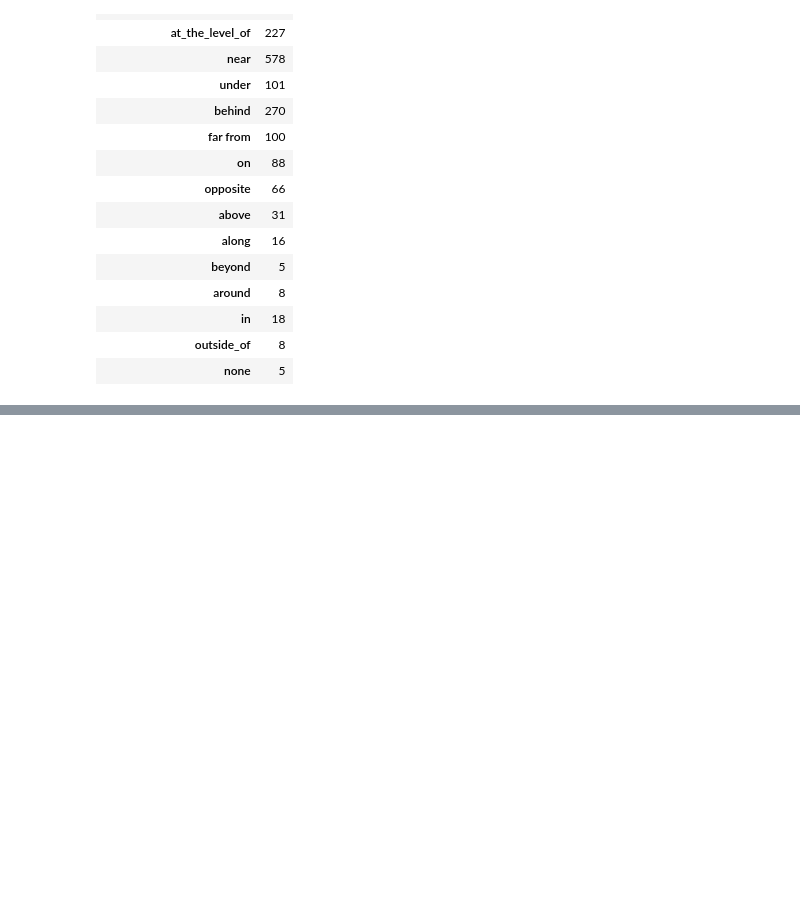
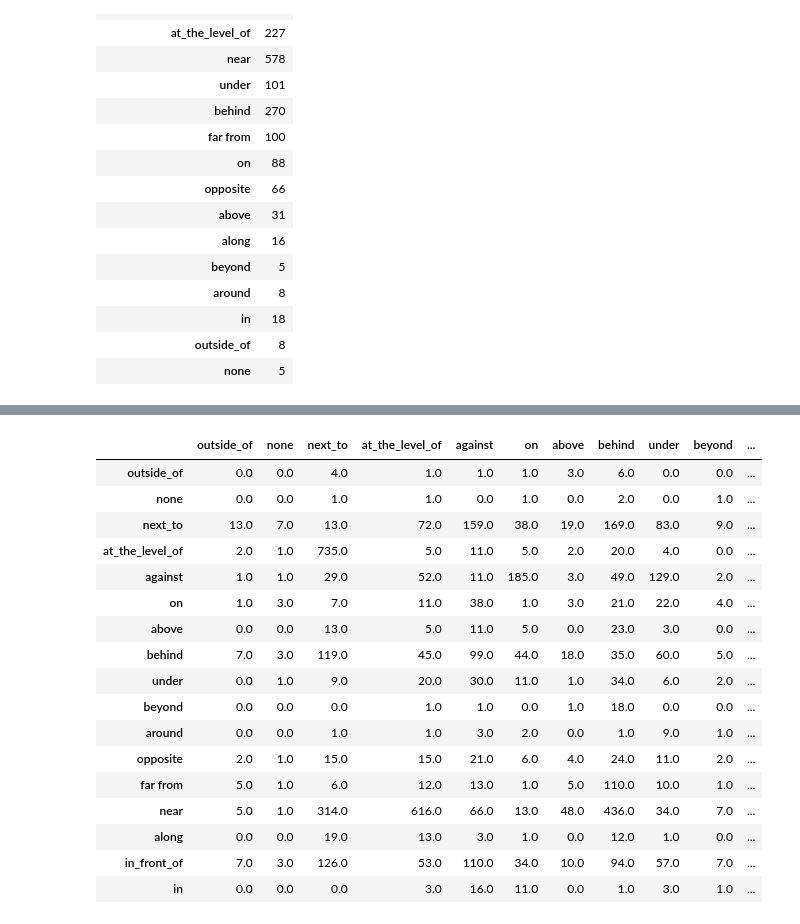
Before and after one commit to Zach128/CCE5225-assignment-2, a Jupyter notebook: CCE5225_Assignment_II_PGM_2020-21.ipynb, the cells around one changed output, grey strips where cells are left out. Saved outputs shown, nothing was run; the diff lists cells and outputs as text; code cells hidden in the pictures; blank space fills up the shorter version.

```diff
--- a/CCE5225_Assignment_II_PGM_2020-21.ipynb
+++ b/CCE5225_Assignment_II_PGM_2020-21.ipynb
@@ -271,0 +303,64 @@ Results for 1.c:
+# %%
+import numpy as np
+import nltk
+from nltk import bigrams
+import itertools
+import pandas as pd
+
+
+def generate_co_occurrence_matrix(corpus):
+    vocab = set(corpus)
+    vocab = list(vocab)
+    vocab_index = {word: i for i, word in enumerate(vocab)}
+
+    # Create bigrams from all words in corpus
+    bi_grams = list(bigrams(corpus))
+
+    # Frequency distribution of bigrams ((word1, word2), num_occurrences)
+    bigram_freq = nltk.FreqDist(bi_grams).most_common(len(bi_grams))
+
+    # Initialise co-occurrence matrix
+    # co_occurrence_matrix[current][previous]
+    co_occurrence_matrix = np.zeros((len(vocab), len(vocab)))
+
+    # Loop through the bigrams taking the current and previous word,
+    # and the number of occurrences of the bigram.
+    for bigram in bigram_freq:
+        current = bigram[0][1]
+        previous = bigram[0][0]
+        count = bigram[1]
+        pos_current = vocab_index[current]
+        pos_previous = vocab_index[previous]
+        co_occurrence_matrix[pos_current][pos_previous] = count
+    co_occurrence_matrix = np.matrix(co_occurrence_matrix)
+
+    # return the matrix and the index
+    return co_occurrence_matrix, vocab_index
+
+matrix, vocab_index = generate_co_occurrence_matrix(np.concatenate(train_out_labels))
+
+
+data_matrix = pd.DataFrame(matrix, index=vocab_index,
+                             columns=vocab_index)
+display(data_matrix)
+
+# WIP 1.d
+# %% [output]
+|  | outside_of | none | next_to | at_the_level_of | against | on | above | behind | under | beyond | ... |
+| outside_of | 0.0 | 0.0 | 4.0 | 1.0 | 1.0 | 1.0 | 3.0 | 6.0 | 0.0 | 0.0 | ... |
+| none | 0.0 | 0.0 | 1.0 | 1.0 | 0.0 | 1.0 | 0.0 | 2.0 | 0.0 | 1.0 | ... |
+| next_to | 13.0 | 7.0 | 13.0 | 72.0 | 159.0 | 38.0 | 19.0 | 169.0 | 83.0 | 9.0 | ... |
+| at_the_level_of | 2.0 | 1.0 | 735.0 | 5.0 | 11.0 | 5.0 | 2.0 | 20.0 | 4.0 | 0.0 | ... |
+| against | 1.0 | 1.0 | 29.0 | 52.0 | 11.0 | 185.0 | 3.0 | 49.0 | 129.0 | 2.0 | ... |
+| on | 1.0 | 3.0 | 7.0 | 11.0 | 38.0 | 1.0 | 3.0 | 21.0 | 22.0 | 4.0 | ... |
+| above | 0.0 | 0.0 | 13.0 | 5.0 | 11.0 | 5.0 | 0.0 | 23.0 | 3.0 | 0.0 | ... |
+| behind | 7.0 | 3.0 | 119.0 | 45.0 | 99.0 | 44.0 | 18.0 | 35.0 | 60.0 | 5.0 | ... |
+| under | 0.0 | 1.0 | 9.0 | 20.0 | 30.0 | 11.0 | 1.0 | 34.0 | 6.0 | 2.0 | ... |
+| beyond | 0.0 | 0.0 | 0.0 | 1.0 | 1.0 | 0.0 | 1.0 | 18.0 | 0.0 | 0.0 | ... |
+| around | 0.0 | 0.0 | 1.0 | 1.0 | 3.0 | 2.0 | 0.0 | 1.0 | 9.0 | 1.0 | ... |
+| opposite | 2.0 | 1.0 | 15.0 | 15.0 | 21.0 | 6.0 | 4.0 | 24.0 | 11.0 | 2.0 | ... |
+| far from | 5.0 | 1.0 | 6.0 | 12.0 | 13.0 | 1.0 | 5.0 | 110.0 | 10.0 | 1.0 | ... |
+| near | 5.0 | 1.0 | 314.0 | 616.0 | 66.0 | 13.0 | 48.0 | 436.0 | 34.0 | 7.0 | ... |
+| along | 0.0 | 0.0 | 19.0 | 13.0 | 3.0 | 1.0 | 0.0 | 12.0 | 1.0 | 0.0 | ... |
+| in_front_of | 7.0 | 3.0 | 126.0 | 53.0 | 110.0 | 34.0 | 10.0 | 94.0 | 57.0 | 7.0 | ... |
+| in | 0.0 | 0.0 | 0.0 | 3.0 | 16.0 | 11.0 | 0.0 | 1.0 | 3.0 | 1.0 | ... |
```
Also changed, not shown: parts of 3 cells of this notebook, 1 other file.
